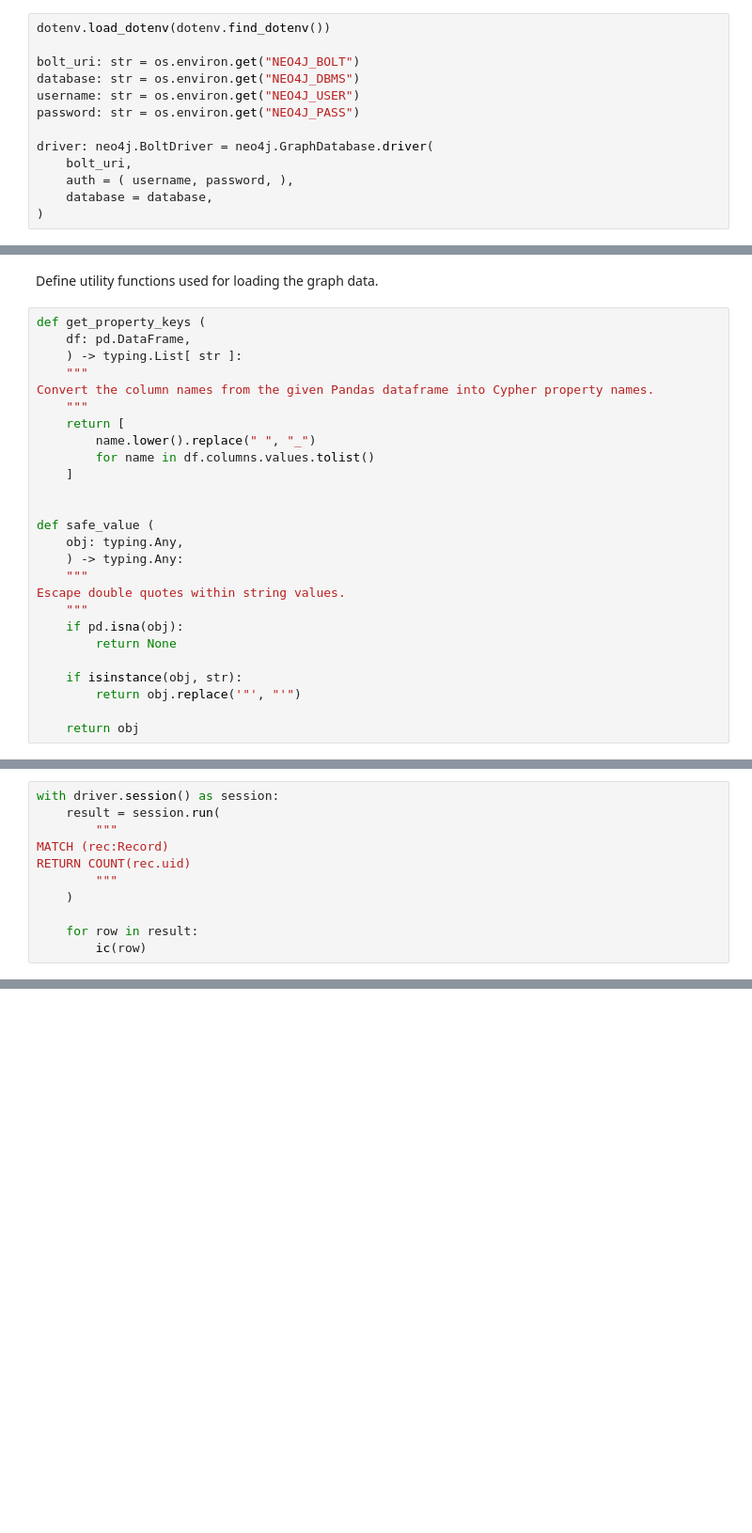
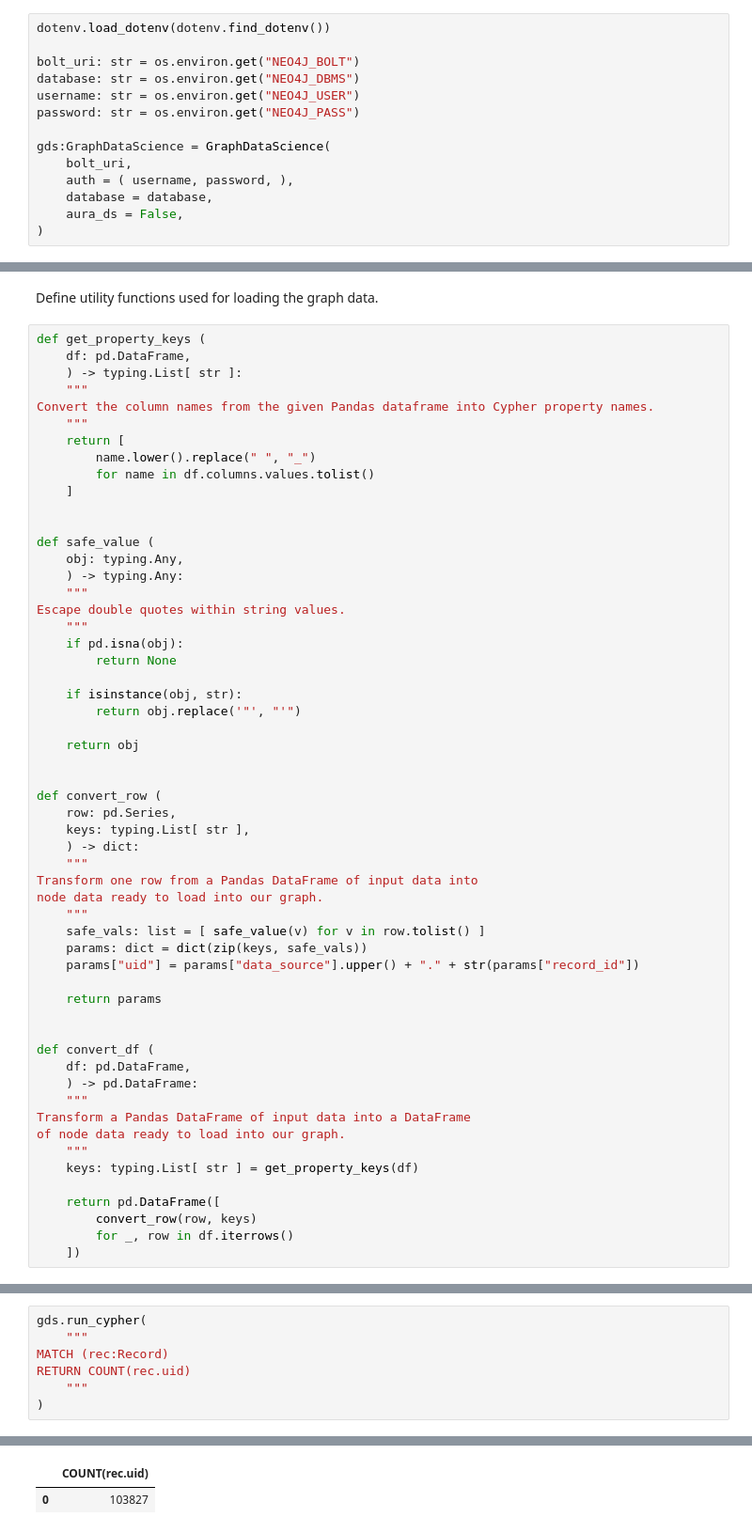
Before and after one commit to DerwenAI/ERKG, a Jupyter notebook: examples/datasets.ipynb, the cells around one changed output, grey strips where cells are left out. Shown: that part at 94% size. Cells and saved outputs as stored; diff of their text form; blank space fills up the shorter version.

Commit message:
reworked Cypher data loading

```diff
--- a/examples/datasets.ipynb
+++ b/examples/datasets.ipynb
@@ -260,9 +260,10 @@ database: str = os.environ.get("NEO4J_DBMS")
 username: str = os.environ.get("NEO4J_USER")
 password: str = os.environ.get("NEO4J_PASS")
 
-driver: neo4j.BoltDriver = neo4j.GraphDatabase.driver(
+gds:GraphDataScience = GraphDataScience(
     bolt_uri,
     auth = ( username, password, ),
     database = database,
+    aura_ds = False,
 )
 # %% [markdown]
@@ -316,3 +313,33 @@ Escape double quotes within string values.
         return obj.replace('"', "'")
 
     return obj
+
+
+def convert_row (
+    row: pd.Series,
+    keys: typing.List[ str ],
+    ) -> dict:
+    """
+Transform one row from a Pandas DataFrame of input data into
+node data ready to load into our graph.
+    """
+    safe_vals: list = [ safe_value(v) for v in row.tolist() ]
+    params: dict = dict(zip(keys, safe_vals))
+    params["uid"] = params["data_source"].upper() + "." + str(params["record_id"])
+
+    return params
+
+
+def convert_df (
+    df: pd.DataFrame,
+    ) -> pd.DataFrame:
+    """
+Transform a Pandas DataFrame of input data into a DataFrame
+of node data ready to load into our graph.
+    """
+    keys: typing.List[ str ] = get_property_keys(df)
+
+    return pd.DataFrame([
+        convert_row(row, keys)
+        for _, row in df.iterrows()
+    ])
@@ -366,12 +377,8 @@ with driver.session() as session:
 # %%
-with driver.session() as session:
-    result = session.run(
-        """
+gds.run_cypher(
+    """
 MATCH (rec:Record)
 RETURN COUNT(rec.uid)
-        """
-    )
-
-    for row in result:
-        ic(row)
+    """
+)
 # %% [output]
@@ -378,0 +385,2 @@ ic| row: <Record COUNT(rec.uid)=103827>
+|  | COUNT(rec.uid) |
+| 0 | 103827 |
```
Also changed, not shown: parts of 17 cells of this notebook, 8 other files.
